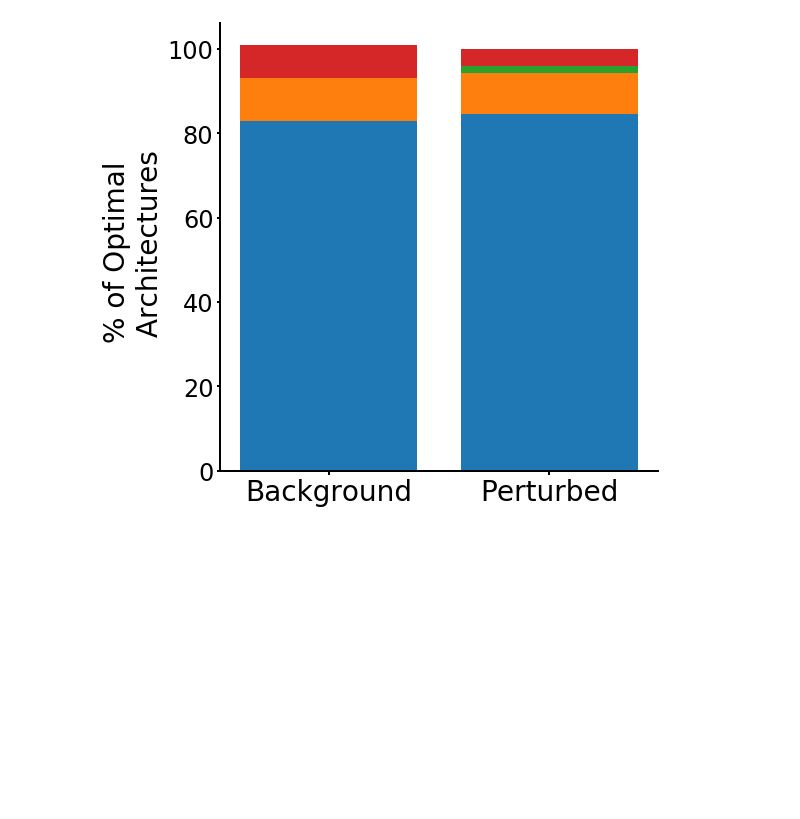
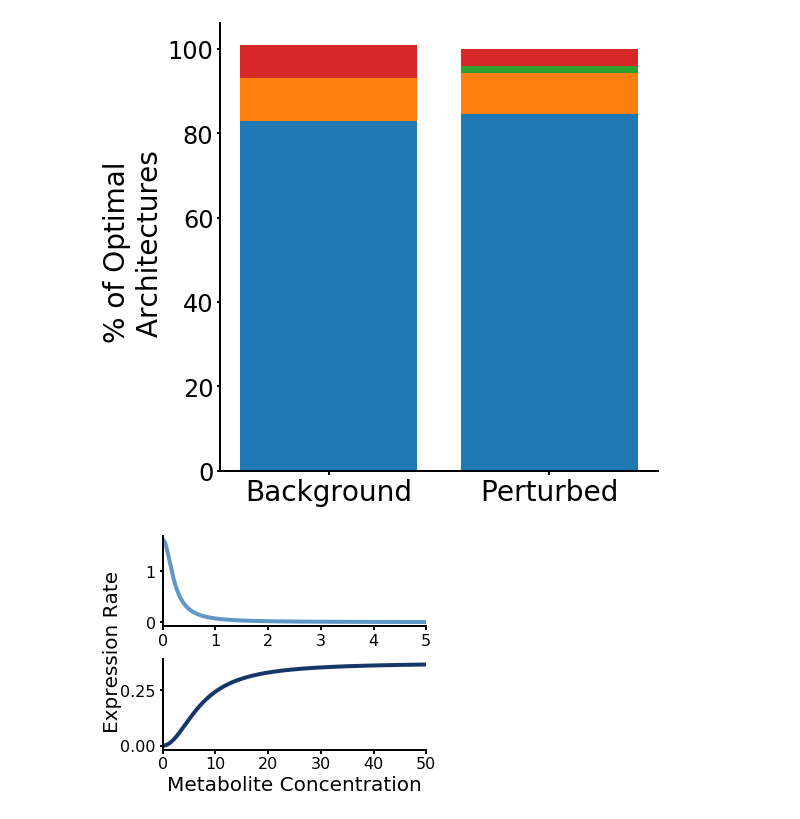
Before and after one commit to cjmerzbacher/bayesopt-dynamic-pathways, a Jupyter notebook: visualization/glucaric_acid_viz.ipynb, the cells around one changed output. Drawn from its saved outputs; the diff is of its cells as text; code cells hidden in the pictures; blank space fills up the shorter version.

```diff
--- a/visualization/glucaric_acid_viz.ipynb
+++ b/visualization/glucaric_acid_viz.ipynb
@@ -11,6 +15,8 @@ save_figs = True
 ###Color palette
 orders = ['Open Loop', 'Upstream Repression', 'Downstream Activation', 'Dual Control']
 palette = {'Open Loop': sns.color_palette()[3], 'Upstream Repression': 'tab:orange', 'Downstream Activation': 'tab:green', 'Dual Control': 'tab:blue', 'Initial':'black'}
+color1= (96/255,151/255, 198/255) #light
+color2 = (22/255,56/255,104/255) #dark
 # %%
 ###FIGURE: Sample run
 
@@ -189,0 +175,59 @@ if save_figs: fig.savefig('../figs/glucaric_acid_optimal_arch_stacked_bar.png',
+# %%
+###FIGURE: Dose response curves
+single_arch_background = pd.read_csv('../data/glucaric_acid_singlearch.csv')
+dc_background = single_arch_background.loc[single_arch_background.Circuit == 'Dual Control']
+
+start=0
+stop=1000
+background_singlearch = pd.DataFrame(columns=dc_background.columns)
+for j in range(100):
+    landscape = dc_background.iloc[start:stop].reset_index(drop=True)
+    best_loss = 1E9
+    for i in range(len(landscape)):
+        if landscape.loss[i] < best_loss and landscape.loss[i] > 0:
+            best_loss = landscape.loss[i]
+            best_row = landscape.loc[landscape['index'] == i]
+    background_singlearch = pd.concat([background_singlearch, best_row])
+    start = stop
+    stop += 1000
+
+background_singlearch = background_singlearch.reset_index(drop=True)
+xs = np.arange(0, 100, 0.001)
+
+#Compute dose-response curves for all optimal param values
+mean_y1 = repression(xs, background_singlearch.k1.mean(), background_singlearch.theta1.mean(), 2.)
+mean_y2 = activation(xs, background_singlearch.k2.mean(), background_singlearch.theta2.mean(), 2.)
+
+fig, axs = plt.subplots(2,1,figsize=(3.5*1.3, 3*1.3))
+ax = axs[0]
+ax.plot(xs, mean_y1, c=color1, linewidth=4)
+ax.set_xlim([0, 5])
+for axis in ['top','right']:
+    ax.spines[axis].set_linewidth(0)
+for axis in ['bottom','left']:
+    ax.spines[axis].set_linewidth(2)
+ax.tick_params(axis='x', labelsize=16)
+ax.tick_params(axis='y', labelsize=16)
+ax.set_ylabel('')
+ax.tick_params(width=2)
+
+fig.tight_layout()
+
+ax = axs[1]
+ax.set_xlim([0, 50])
+ax.plot(xs, mean_y2, c=color2, linewidth=4)
+for axis in ['top','right']:
+    ax.spines[axis].set_linewidth(0)
+for axis in ['bottom','left']:
+    ax.spines[axis].set_linewidth(2)
+ax.tick_params(axis='x', labelsize=16)
+ax.tick_params(axis='y', labelsize=16)
+ax.set_ylabel('')
+ax.tick_params(width=2)
+ax.set_xlabel(r'Metabolite Concentration', fontsize=20)
+fig.text(-0.05, 0.55, 'Expression Rate', va='center', rotation='vertical', fontsize=20)
+
+fig.tight_layout()
+if save_figs: fig.savefig('../figs/glucaric_acid_dose_response_curves.png', dpi=300, bbox_inches='tight', pad_inches=0.)
+# %% [output]
+[figure, added]
```
Also changed, not shown: parts of 6 cells of this notebook, 28 other files.
